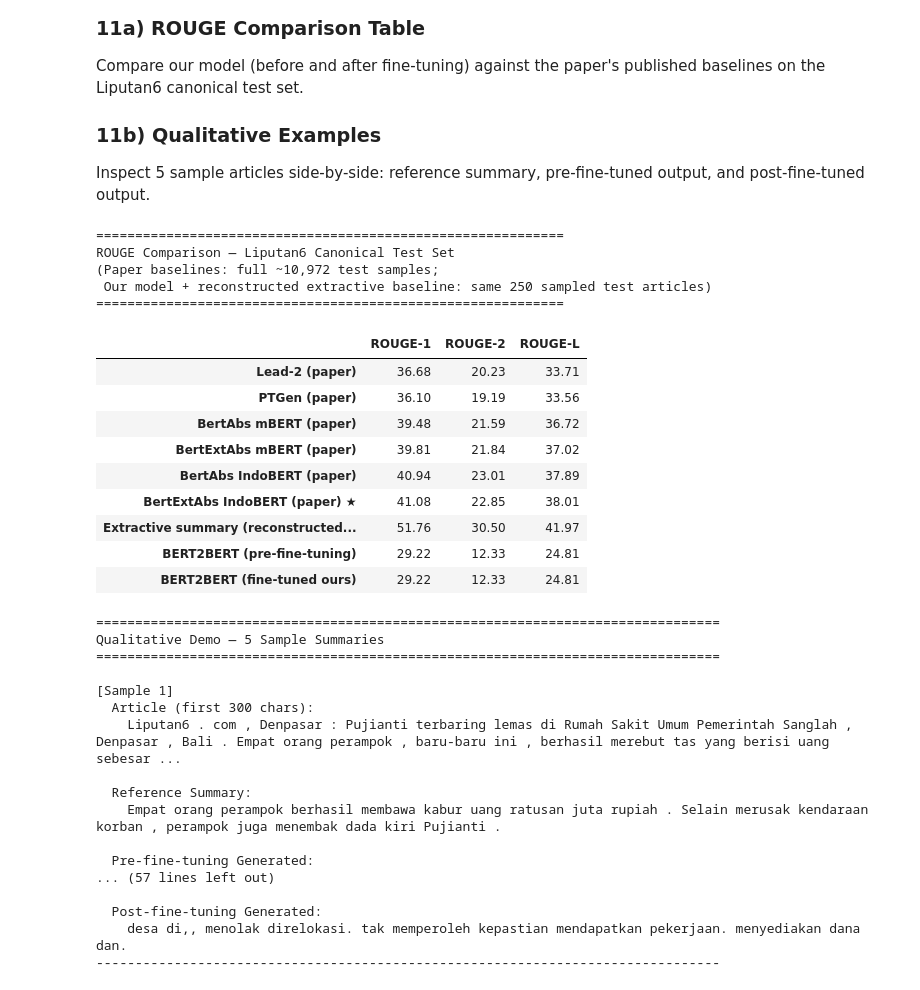
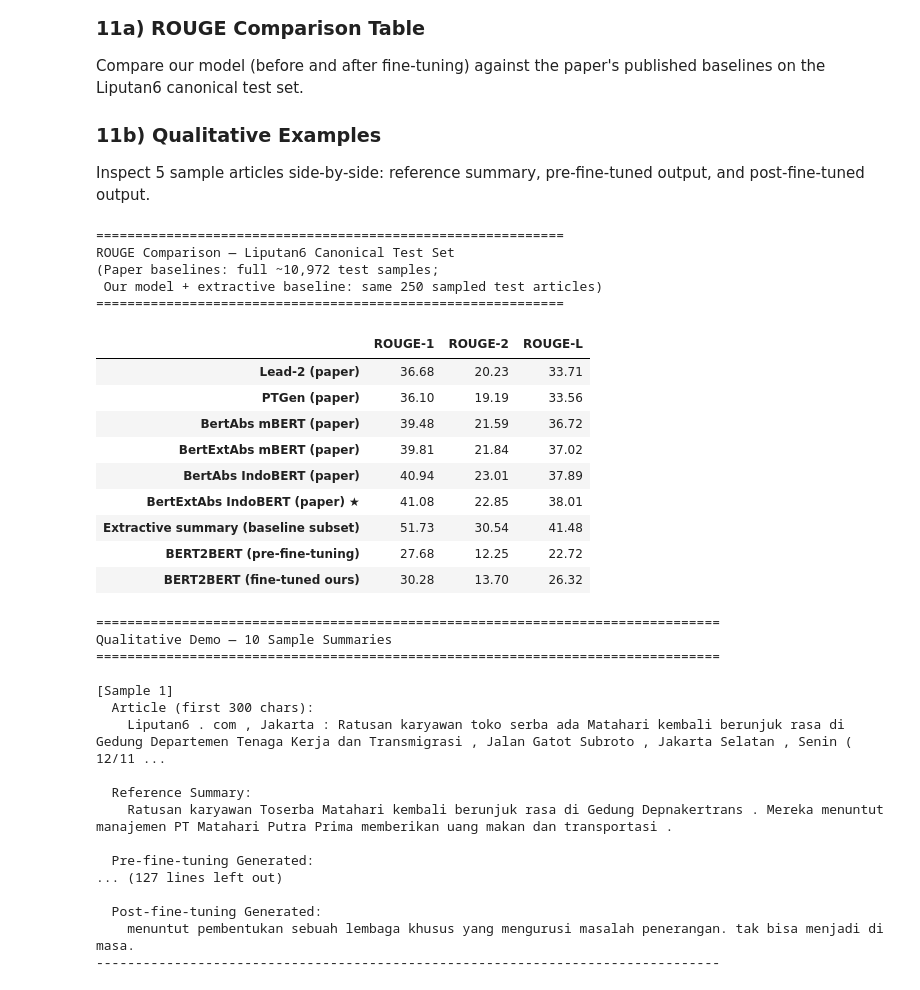
Before and after one commit to bonbonsiregar/indonesia-ai-nlpa-summary, a Jupyter notebook: project_2_(local).ipynb, the cells around one changed output. Cells and saved outputs as stored; diff of their text form; code cells hidden in the pictures.

Commit message:
tuning hyperparameters

```diff
--- a/project_2_(local).ipynb
+++ b/project_2_(local).ipynb
@@ -489,17 +651,21 @@ def generate_summary(text, mdl, tok, max_input=512, max_new=128):
         output_ids = mdl.generate(
             input_ids=inputs["input_ids"],
             attention_mask=inputs["attention_mask"],
-            max_length=max_new,
-            min_length=16,
+            max_new_tokens=max_new,
+            # min_length=50: fine-tuning on short Liputan6 summaries causes the model to
+            # predict EOS aggressively after "." or ",". Raising min_length forces the
+            # model to generate at least ~35 meaningful words before stopping.
+            min_length=50,
             num_beams=4,
-            no_repeat_ngram_size=3,
-            length_penalty=2.0,
+            no_repeat_ngram_size=NO_REPEAT_NGRAM_SIZE,
+            length_penalty=3.0,
             early_stopping=True,
             decoder_start_token_id=tok.cls_token_id,
         )
     return tok.decode(output_ids[0], skip_special_tokens=True)
 
 print(f"Generating pre-fine-tuning summaries on {BASELINE_SAMPLE_SIZE} test samples...")
+print(f"Decoding config -> no_repeat_ngram_size={NO_REPEAT_NGRAM_SIZE}, min_length=50")
 pre_ft_generated = []
 for _, row in baseline_sample.iterrows():
     pred = generate_summary(row["article"], model, tokenizer)
@@ -665,6 +832,7 @@ Compare our model (before and after fine-tuning) against the paper's published b
 ### 11b) Qualitative Examples
 Inspect 5 sample articles side-by-side: reference summary, pre-fine-tuned output, and post-fine-tuned output.
 # %%
+import json
 import pandas as pd
 import numpy as np
 from rouge_score import rouge_scorer as rs
@@ -680,7 +848,7 @@ paper_baselines = {
 }
 
 def normalize_extractive_summary(value):
-    """Normalize extractive_summary field into plain text for ROUGE scoring."""
+    """Normalize non-index extractive_summary values into plain text."""
     if isinstance(value, str):
         return value.strip()
 
@@ -698,9 +866,43 @@ def normalize_extractive_summary(value):
 
     return str(value).strip()
 
+def _resolve_row_id(raw_id):
+    """Convert id values from dataframe into canonical filename stem."""
+    if isinstance(raw_id, (int, np.integer)):
+        return str(int(raw_id))
+    if isinstance(raw_id, float) and raw_id.is_integer():
+        return str(int(raw_id))
+    return str(raw_id).strip()
+
+def reconstruct_extractive_from_indices(row_id):
+    """Rebuild extractive summary text from clean_article sentence indices in test JSON."""
+    json_id = _resolve_row_id(row_id)
+    json_path = base_dir / "test" / f"{json_id}.json"
+
+    if not json_path.exists():
+        return ""
+
+    with open(json_path, "r", encoding="utf-8") as f:
+        sample = json.load(f)
+
+    clean_article = sample.get("clean_article", [])
+    extractive = sample.get("extractive_summary", [])
+
+    # Primary path: extractive_summary is a list of sentence indices into clean_article.
+    if isinstance(extractive, list) and all(isinstance(i, (int, np.integer)) for i in extractive):
+        sentence_texts = [
+            " ".join(sent) if isinstance(sent, list) else str(sent)
+            for sent in clean_article
+        ]
+        picked = [sentence_texts[i] for i in extractive if 0 <= i < len(sentence_texts)]
+        return " ".join(picked).strip()
+
+    # Fallback if a sample stores extractive content in text/list form.
+    return normalize_extractive_summary(extractive)
+
 # New baseline: dataset-provided extractive summary on the same baseline subset
 scorer_cmp = rs.RougeScorer(["rouge1", "rouge2", "rougeL"], use_stemmer=True)
-extractive_preds = [normalize_extractive_summary(v) for v in baseline_sample["extractive_summary"].tolist()]
+extractive_preds = [reconstruct_extractive_from_indices(row_id) for row_id in baseline_sample["id"].tolist()]
 
 agg_ext = {"rouge1": [], "rouge2": [], "rougeL": []}
 for pred, ref in zip(extractive_preds, baseline_sample["summary"].tolist()):
@@ -714,42 +916,42 @@ extractive_scores = {k: round(float(np.mean(v)) * 100, 2) for k, v in agg_ext.it
 our_results = {
     "Extractive summary (baseline subset)": {k: extractive_scores[k] for k in ["rouge1", "rouge2", "rougeL"]},
     "BERT2BERT (pre-fine-tuning)":         {k: pre_ft_scores[k] for k in ["rouge1", "rouge2", "rougeL"]},
     "BERT2BERT (fine-tuned ours)":         {k: post_ft_scores[k] for k in ["rouge1", "rouge2", "rougeL"]},
 }
 
 all_results = {**paper_baselines, **our_results}
 comparison_df = pd.DataFrame(all_results).T.rename(columns={
     "rouge1": "ROUGE-1", "rouge2": "ROUGE-2", "rougeL": "ROUGE-L"
 })
 comparison_df = comparison_df.round(2)
 
 print("=" * 60)
 print("ROUGE Comparison — Liputan6 Canonical Test Set")
 print("(Paper baselines: full ~10,972 test samples;")
 print(" Our model + extractive baseline: same 250 sampled test articles)")
 print("=" * 60)
 display(comparison_df)
 # %% [output]
 ============================================================
 ROUGE Comparison — Liputan6 Canonical Test Set
 (Paper baselines: full ~10,972 test samples;
- Our model + reconstructed extractive baseline: same 250 sampled test articles)
+ Our model + extractive baseline: same 250 sampled test articles)
 ============================================================
 |  | ROUGE-1 | ROUGE-2 | ROUGE-L |
 | Lead-2 (paper) | 36.68 | 20.23 | 33.71 |
 | PTGen (paper) | 36.10 | 19.19 | 33.56 |
 | BertAbs mBERT (paper) | 39.48 | 21.59 | 36.72 |
 | BertExtAbs mBERT (paper) | 39.81 | 21.84 | 37.02 |
 | BertAbs IndoBERT (paper) | 40.94 | 23.01 | 37.89 |
 | BertExtAbs IndoBERT (paper) ★ | 41.08 | 22.85 | 38.01 |
-| Extractive summary (reconstructed... | 51.76 | 30.50 | 41.97 |
-| BERT2BERT (pre-fine-tuning) | 29.22 | 12.33 | 24.81 |
-| BERT2BERT (fine-tuned ours) | 29.22 | 12.33 | 24.81 |
+| Extractive summary (baseline subset) | 51.73 | 30.54 | 41.48 |
+| BERT2BERT (pre-fine-tuning) | 27.68 | 12.25 | 22.72 |
+| BERT2BERT (fine-tuned ours) | 30.28 | 13.70 | 26.32 |
 # %%
-DEMO_N = 5
+DEMO_N = 10
 
 print("=" * 80)
-print("Qualitative Demo — 5 Sample Summaries")
+print(f"Qualitative Demo — {DEMO_N} Sample Summaries")
 print("=" * 80)
 
 for i in range(DEMO_N):
@@ -765,19 +967,19 @@ for i in range(DEMO_N):
     print("-" * 80)
 # %% [output]
 ================================================================================
-Qualitative Demo — 5 Sample Summaries
+Qualitative Demo — 10 Sample Summaries
 ================================================================================
 
 [Sample 1]
   Article (first 300 chars):
-    Liputan6 . com , Denpasar : Pujianti terbaring lemas di Rumah Sakit Umum Pemerintah Sanglah , Denpasar , Bali . Empat orang perampok , baru-baru ini , berhasil merebut tas yang berisi uang sebesar ...
+    Liputan6 . com , Jakarta : Ratusan karyawan toko serba ada Matahari kembali berunjuk rasa di Gedung Departemen Tenaga Kerja dan Transmigrasi , Jalan Gatot Subroto , Jakarta Selatan , Senin ( 12/11 ...
 
   Reference Summary:
-    Empat orang perampok berhasil membawa kabur uang ratusan juta rupiah . Selain merusak kendaraan korban , perampok juga menembak dada kiri Pujianti .
+    Ratusan karyawan Toserba Matahari kembali berunjuk rasa di Gedung Depnakertrans . Mereka menuntut manajemen PT Matahari Putra Prima memberikan uang makan dan transportasi .
 
   Pre-fine-tuning Generated:
-... (57 lines left out)
+... (127 lines left out)
 
   Post-fine-tuning Generated:
-    desa di,, menolak direlokasi. tak memperoleh kepastian mendapatkan pekerjaan. menyediakan dana dan.
+    menuntut pembentukan sebuah lembaga khusus yang mengurusi masalah penerangan. tak bisa menjadi di masa.
 --------------------------------------------------------------------------------
```
Also changed, not shown: parts of 14 cells of this notebook.
